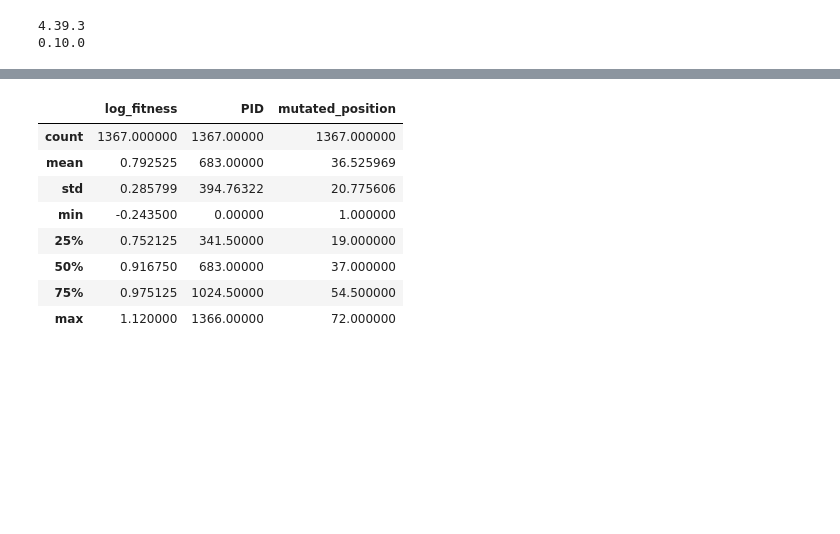
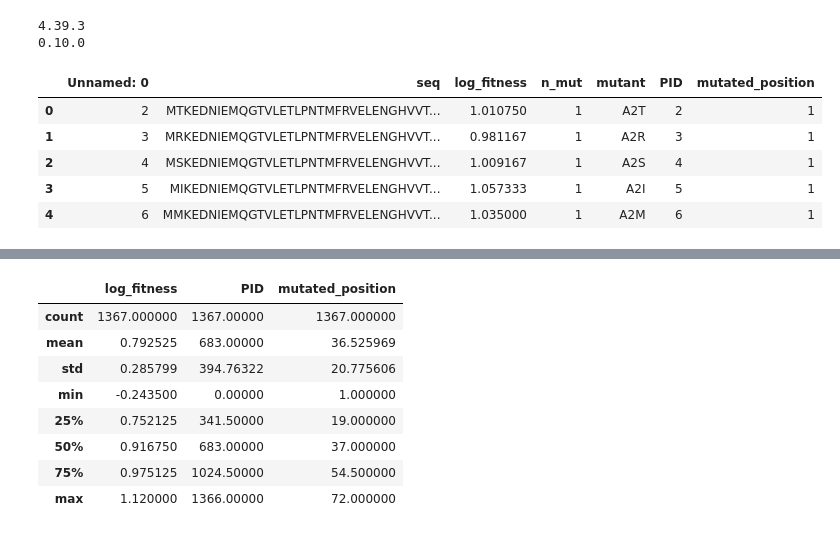
Before and after one commit to Sqingshannon/Fine-tune_plm, a Jupyter notebook: temp.ipynb, the cells around one changed output, grey strips where cells are left out. Drawn from its saved outputs; the diff is of its cells as text; code cells hidden in the pictures; blank space fills up the shorter version.

```diff
--- a/temp.ipynb
+++ b/temp.ipynb
@@ -36,0 +41,9 @@ from scipy.stats import spearmanr
+# %%
+df2.head()
+# %% [output]
+|  | Unnamed: 0 | seq | log_fitness | n_mut | mutant | PID | mutated_position |
+| 0 | 2 | MTKEDNIEMQGTVLETLPNTMFRVELENGHVVT... | 1.010750 | 1 | A2T | 2 | 1 |
+| 1 | 3 | MRKEDNIEMQGTVLETLPNTMFRVELENGHVVT... | 0.981167 | 1 | A2R | 3 | 1 |
+| 2 | 4 | MSKEDNIEMQGTVLETLPNTMFRVELENGHVVT... | 1.009167 | 1 | A2S | 4 | 1 |
+| 3 | 5 | MIKEDNIEMQGTVLETLPNTMFRVELENGHVVT... | 1.057333 | 1 | A2I | 5 | 1 |
+| 4 | 6 | MMKEDNIEMQGTVLETLPNTMFRVELENGHVVT... | 1.035000 | 1 | A2M | 6 | 1 |
```
Also changed, not shown: parts of 24 cells of this notebook, 20 other files.
